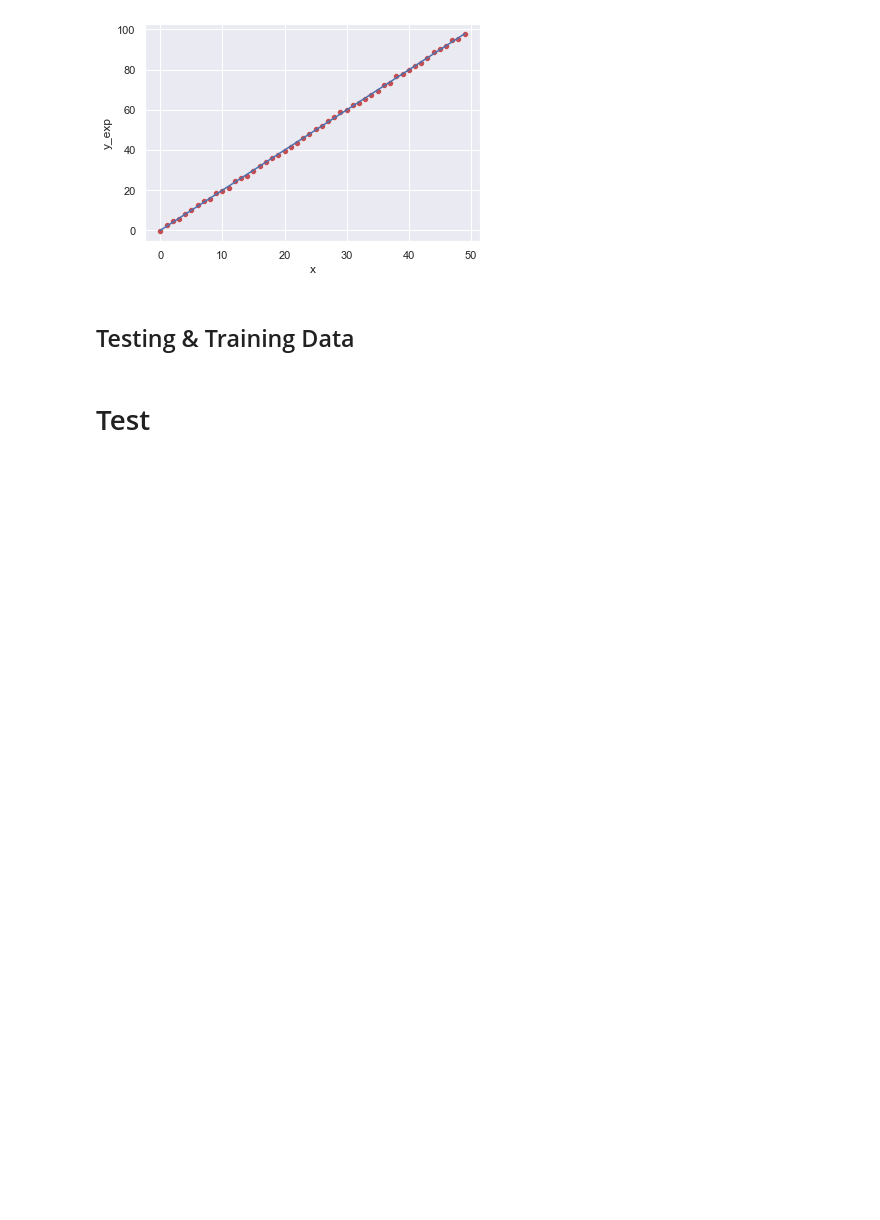
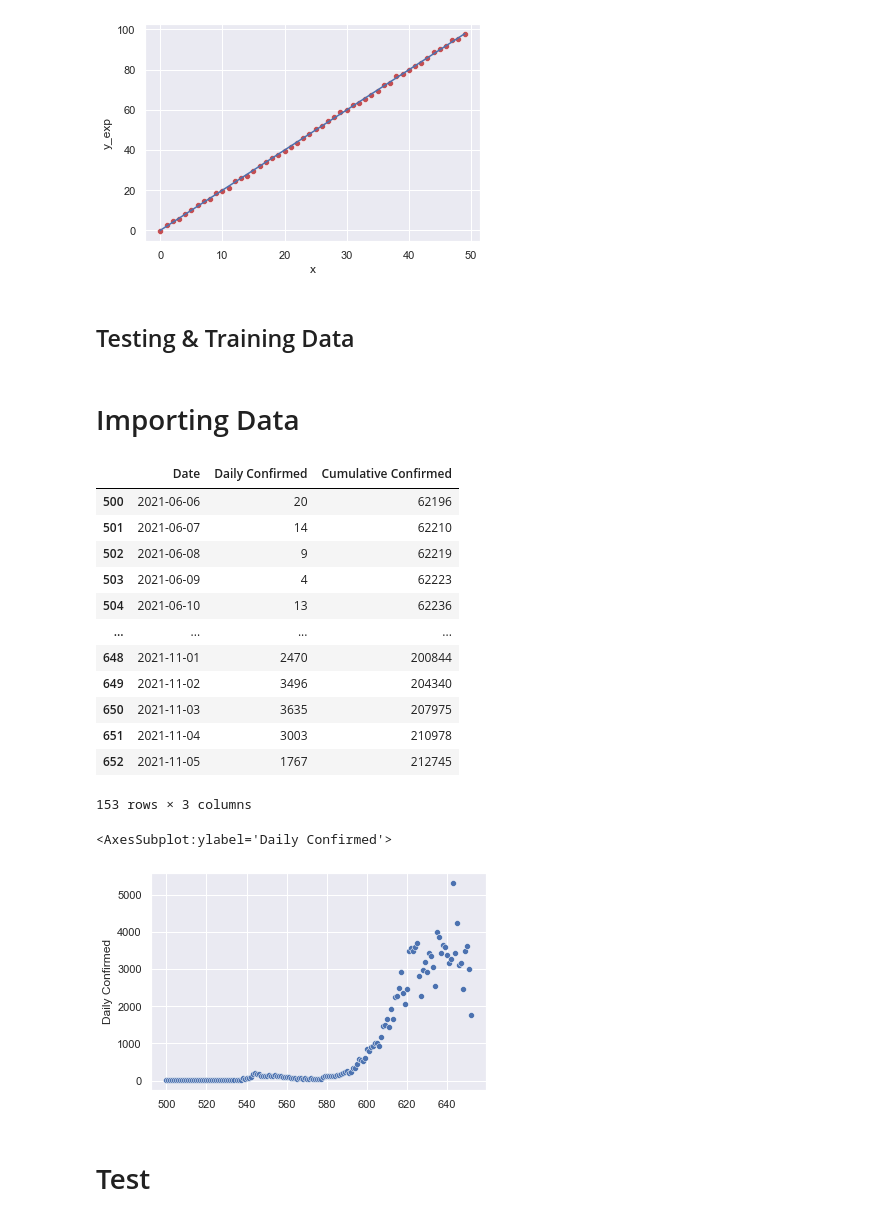
Before and after one commit to Tej-Deep/github-upload, a Jupyter notebook: 2d regression.ipynb, the cells around one changed output. Saved outputs shown, nothing was run; the diff lists cells and outputs as text; code cells hidden in the pictures; blank space fills up the shorter version.

Commit message:
Added data and imported to notebook

```diff
--- a/2d regression.ipynb
+++ b/2d regression.ipynb
@@ -130,6 +130,30 @@ plt.show()
 [figure]
 # %% [markdown]
 ## Testing & Training Data
+# %% [markdown]
+# Importing Data
+# %%
+df1 = pd.read_csv('archive/covid19_sg.csv')
+data1 = df1.loc[500:,['Date', 'Daily Confirmed', 'Cumulative Confirmed']]
+
+display(data2)
+sns.scatterplot(x = data1.index, y = data1['Daily Confirmed'])
+# %% [output]
+|  | Date | Daily Confirmed | Cumulative Confirmed |
+| 500 | 2021-06-06 | 20 | 62196 |
+| 501 | 2021-06-07 | 14 | 62210 |
+| 502 | 2021-06-08 | 9 | 62219 |
+| 503 | 2021-06-09 | 4 | 62223 |
+| 504 | 2021-06-10 | 13 | 62236 |
+| ... | ... | ... | ... |
+| 648 | 2021-11-01 | 2470 | 200844 |
+| 649 | 2021-11-02 | 3496 | 204340 |
+| 650 | 2021-11-03 | 3635 | 207975 |
+| 651 | 2021-11-04 | 3003 | 210978 |
+| 652 | 2021-11-05 | 1767 | 212745 |
+153 rows × 3 columns
+<AxesSubplot:ylabel='Daily Confirmed'>
+[figure, added]
 # %% [markdown]
 # Test
 # %%
```
Also changed, not shown: parts of 3 cells of this notebook, 1 other file.
